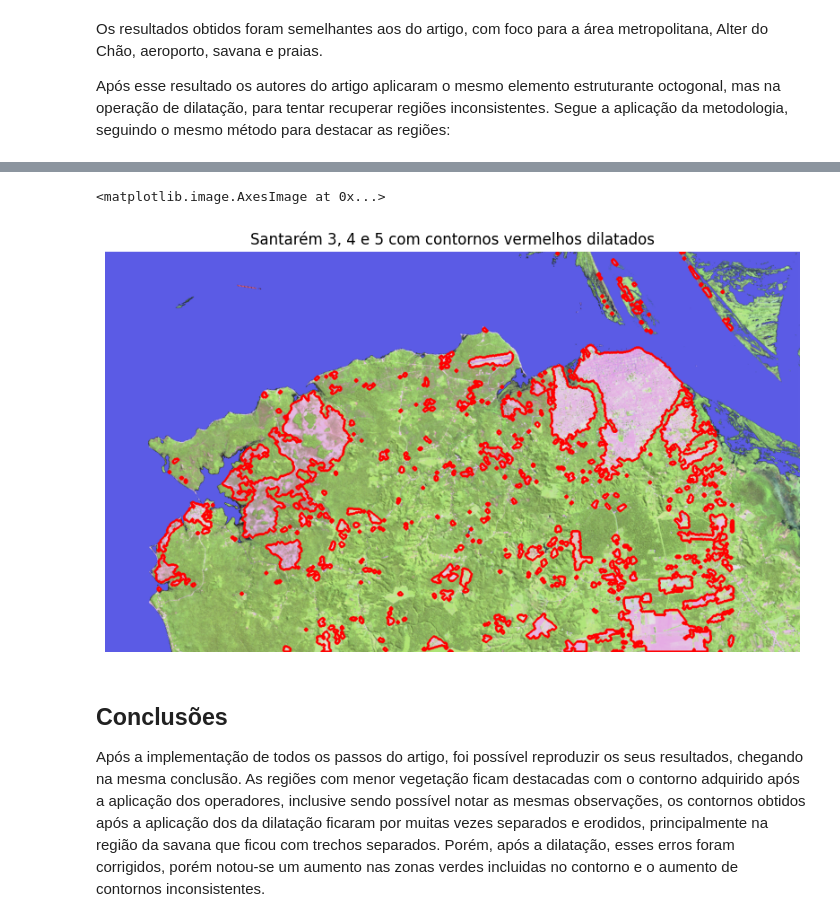
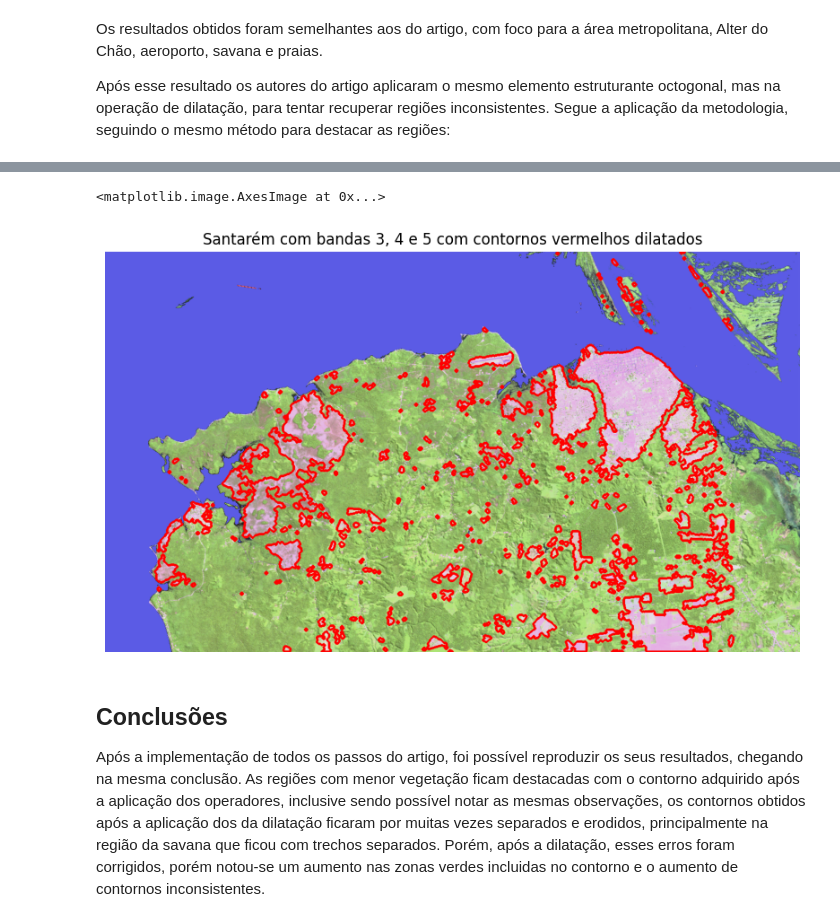
Before and after one commit to joao-martinho/pi, a Jupyter notebook: Trabalho 1/trabalho01_old.ipynb, the cells around one changed output, grey strips where cells are left out. Cells and saved outputs as stored; diff of their text form; code cells hidden in the pictures.

```diff
--- a/Trabalho 1/trabalho01_old.ipynb
+++ b/Trabalho 1/trabalho01_old.ipynb
@@ -229,14 +244,13 @@ Após esse resultado os autores do artigo aplicaram o mesmo elemento estruturant
 # %%
-dilatada = cv2.dilate(erodida, kernel, iterations=1)
 novas_bordas, _ = cv2.findContours(dilatada, cv2.RETR_EXTERNAL, cv2.CHAIN_APPROX_SIMPLE)
 
 plt.figure(figsize=(10,10))
 plt.axis('off')
-plt.title('Santarém 3, 4 e 5 com contornos vermelhos dilatados')
+plt.title('Santarém com bandas 3, 4 e 5 com contornos vermelhos dilatados')
 plt.imshow(colocar_mascara_com_bordas(imagem_rgb, novas_bordas))
 # %% [output]
 <matplotlib.image.AxesImage at 0x...>
-[figure, old version]
+[figure, new version]
 # %% [markdown]
 ## Conclusões
 
```
Also changed, not shown: parts of 9 cells of this notebook.
